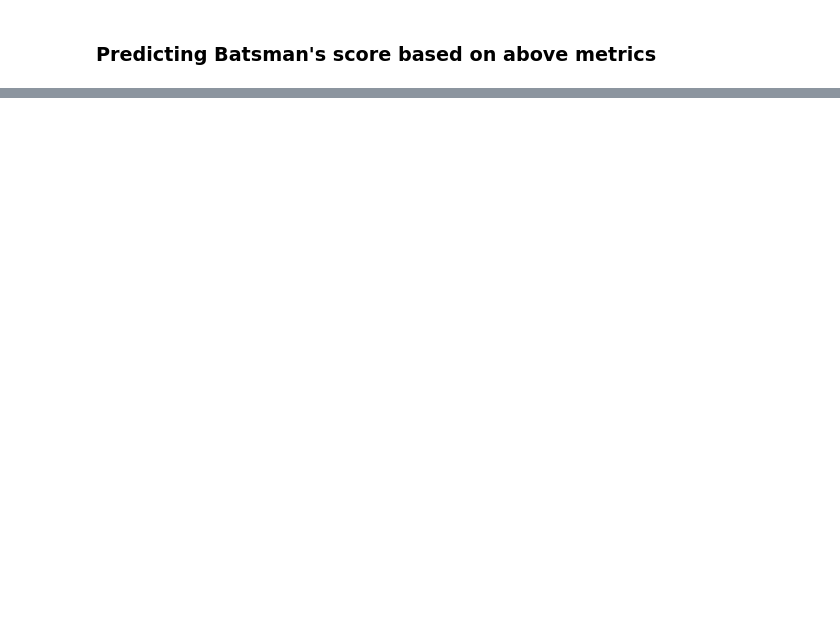
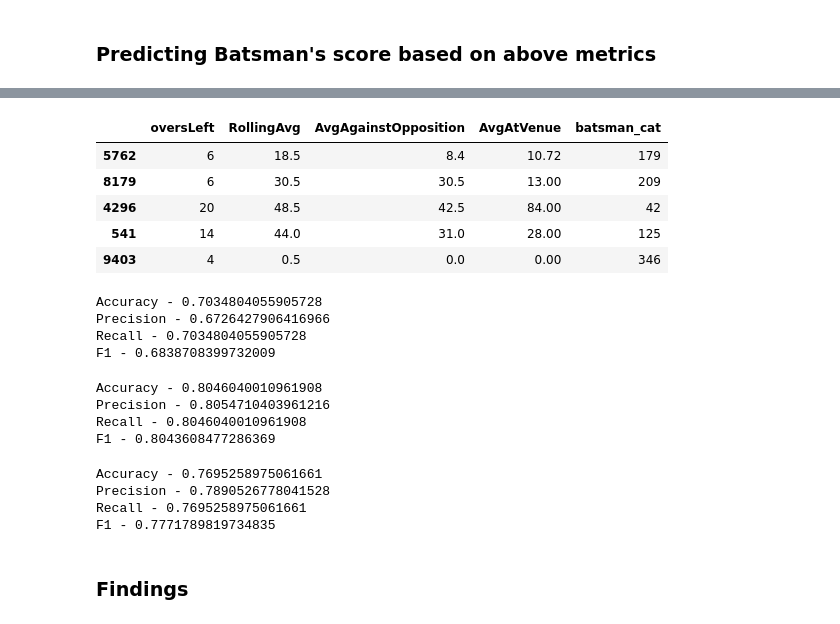
Before and after one commit to 51n15t9r/CricketAnalytics, a Jupyter notebook: 11. Predicting Batsman's score (ML initiation) .ipynb, the cells around one changed output, grey strips where cells are left out. Cells and saved outputs as stored; diff of their text form; code cells hidden in the pictures; blank space fills up the shorter version.

```diff
--- a/11. Predicting Batsman's score (ML initiation) .ipynb
+++ b/11. Predicting Batsman's score (ML initiation) .ipynb
@@ -257,0 +250,78 @@ Real output -  64
+# %%
+# Choosing Features
+x = comb.drop(labels = ['id' , 'inning' , 'batsman' , 'totalRuns', 'bowling_team' , 'venue', 'RunBucket', 'totalBalls' , 'matchesAgainstOpposition' , 'matchesAtVenue' , 'runsAgainstOppostion' , 'runsAtVenue'], axis=1)
+
+# We need prediction for Run Buckets, always. So this is fixed
+y = comb['RunBucket'].values
+
+
+# Split the data into test/train - 70/30
+x_train , x_test , y_train , y_test = train_test_split(x , y, test_size = 0.3 , random_state = 0)
+# %%
+x_test.head(5)
+# %% [output]
+|  | oversLeft | RollingAvg | AvgAgainstOpposition | AvgAtVenue | batsman_cat |
+| 5762 | 6 | 18.5 | 8.4 | 10.72 | 179 |
+| 8179 | 6 | 30.5 | 30.5 | 13.00 | 209 |
+| 4296 | 20 | 48.5 | 42.5 | 84.00 | 42 |
+| 541 | 14 | 44.0 | 31.0 | 28.00 | 125 |
+| 9403 | 4 | 0.5 | 0.0 | 0.00 | 346 |
+# %%
+logistic_classifier = LogisticRegression()
+logistic_classifier.fit(x_train, y_train)
+y_pred = logistic_classifier.predict(x_test)
+
+accuracy=accuracy_score(y_test,y_pred)
+precision=precision_score(y_test,y_pred,average='weighted')
+recall=recall_score(y_test,y_pred,average='weighted')
+f1=f1_score(y_test,y_pred,average='weighted')
+
+print('Accuracy - {}'.format(accuracy))
+print('Precision - {}'.format(precision))
+print('Recall - {}'.format(recall))
+print('F1 - {}'.format(f1))
+# %% [output]
+Accuracy - 0.7034804055905728
+Precision - 0.6726427906416966
+Recall - 0.7034804055905728
+F1 - 0.6838708399732009
+# %%
+RF_classifier = RandomForestClassifier(n_estimators=50)
+RF_classifier.fit(x_train,y_train)
+y_pred = RF_classifier.predict(x_test)
+
+accuracy=accuracy_score(y_test,y_pred)
+precision=precision_score(y_test,y_pred,average='weighted')
+recall=recall_score(y_test,y_pred,average='weighted')
+f1=f1_score(y_test,y_pred,average='weighted')
+
+print('Accuracy - {}'.format(accuracy))
+print('Precision - {}'.format(precision))
+print('Recall - {}'.format(recall))
+print('F1 - {}'.format(f1))
+# %% [output]
+Accuracy - 0.8046040010961908
+Precision - 0.8054710403961216
+Recall - 0.8046040010961908
+F1 - 0.8043608477286369
+# %%
+nb_model=GaussianNB()
+nb_model.fit(x_train,y_train)
+y_pred=nb_model.predict(x_test)
+
+accuracy=accuracy_score(y_test,y_pred)
+precision=precision_score(y_test,y_pred,average='weighted')
+recall=recall_score(y_test,y_pred,average='weighted')
+f1=f1_score(y_test,y_pred,average='weighted')
+
+print('Accuracy - {}'.format(accuracy))
+print('Precision - {}'.format(precision))
+print('Recall - {}'.format(recall))
+print('F1 - {}'.format(f1))
+# %% [output]
+Accuracy - 0.7695258975061661
+Precision - 0.7890526778041528
+Recall - 0.7695258975061661
+F1 - 0.7771789819734835
+# %% [markdown]
+### Findings
```
Also changed, not shown: parts of 35 cells of this notebook.
